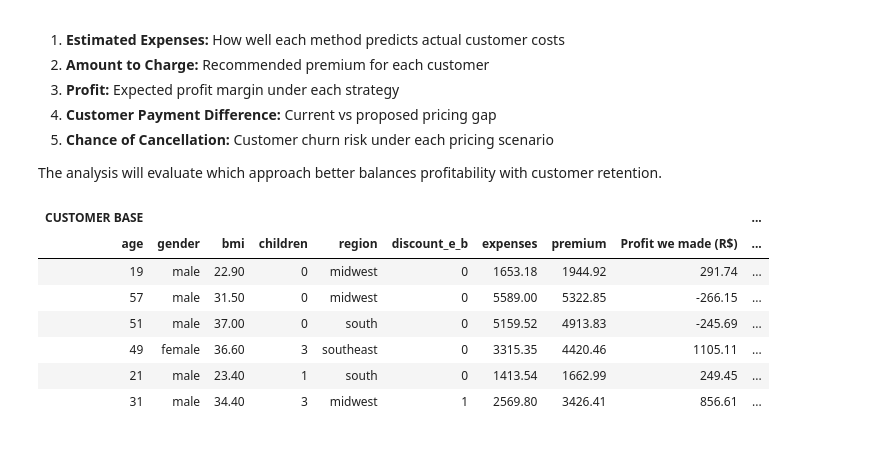
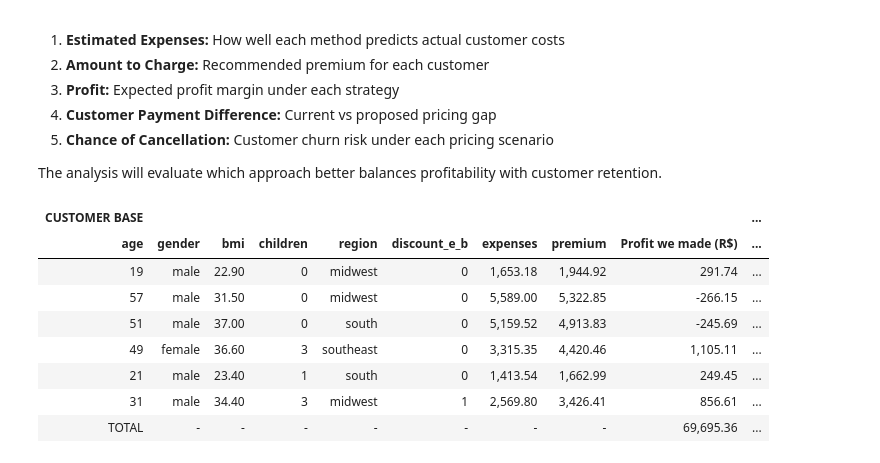
Before and after one commit to renancaetan0/prediction_methods_health_insurance, a Jupyter notebook: notebooks/linear_regression_and_clustering_compairson_health_insurance_case.ipynb, the cells around one changed output. Saved outputs shown, nothing was run; the diff lists cells and outputs as text; code cells hidden in the pictures.

Commit message:
feat: add profit summary row and simplify table headers

```diff
--- a/notebooks/linear_regression_and_clustering_compairson_health_insurance_case.ipynb
+++ b/notebooks/linear_regression_and_clustering_compairson_health_insurance_case.ipynb
@@ -3646,6 +3646,11 @@ linear_regression_cols = ["LM Estimated Expenses (R$)", "LM Error estimated expe
 all_cols = customer_base_cols + clustering_cols + linear_regression_cols
 df_test_master_display = df_test_master_display[all_cols]
 
+# Calculate profit totals for summary row
+profit_we_made_sum = df_test_master_display["Profit we made (R$)"].sum()
+profit_clustering_sum = df_test_master_display["Profit we'd made (R$)"].sum()
+profit_lm_sum = df_test_master_display["LM Profit made (R$)"].sum()
+
 # header colors
 header_color_map = {
     "expenses": "#b74d4d", "premium": "#3f6f93", "Profit we made (R$)": "#8dbf75",
@@ -3658,9 +3663,9 @@ def fmt_value(v):
     if pd.isna(v):
         return "-"
     if isinstance(v, (int, np.integer)):
-        return str(v)
+        return f"{v:,}"
     if isinstance(v, (float, np.floating)):
-        return f"{v:.2f}"
+        return f"{v:,.2f}"
     return str(v)
 
 # build HTML table
@@ -3668,43 +3673,62 @@ html_parts = []
 html_parts.append("<div style='overflow-x:auto;'>")
 html_parts.append("<table style='border-collapse:collapse; width:100%; font-family:Arial, sans-serif; font-size:13px;'>")
 
-# first header row: section groups
+# first header row: section groups (removed (RDD) from labels)
 html_parts.append("<thead>")
 html_parts.append("<tr>")
 html_parts.append(f"<th colspan='{len(customer_base_cols)}' style='background:#000; color:#fff; text-align:center; border:1px solid #1f1f1f; font-weight:700;'>CUSTOMER BASE</th>")
-html_parts.append(f"<th colspan='{len(clustering_cols)}' style='background:#000; color:#fff; text-align:center; border:1px solid #1f1f1f; font-weight:700;'>CLUSTERING (RDD)</th>")
-html_parts.append(f"<th colspan='{len(linear_regression_cols)}' style='background:#000; color:#fff; text-align:center; border:1px solid #1f1f1f; font-weight:700;'>LINEAR REGRESSION (RDD)</th>")
+html_parts.append(f"<th colspan='{len(clustering_cols)}' style='background:#000; color:#fff; text-align:center; border:1px solid #1f1f1f; font-weight:700;'>CLUSTERING</th>")
+html_parts.append(f"<th colspan='{len(linear_regression_cols)}' style='background:#000; color:#fff; text-align:center; border:1px solid #1f1f1f; font-weight:700;'>LINEAR REGRESSION</th>")
 html_parts.append("</tr>")
 
 # second header row: column names
 html_parts.append("<tr>")
 for i, col in enumerate(all_cols):
     bg_color = header_color_map.get(col, "#000000")
     separator_style = "border-right:2px solid #ffffff;" if i == len(customer_base_cols) - 1 or i == len(customer_base_cols) + len(clustering_cols) - 1 else ""
     html_parts.append(f"<th style='background:{bg_color}; color:#ffffff; padding:6px 6px; text-align:center; border:1px solid #1f1f1f; {separator_style}'>{col}</th>")
 html_parts.append("</tr>")
 html_parts.append("</thead>")
 
 # body rows
 html_parts.append("<tbody>")
 for _, row in df_test_master_display.head(6).iterrows():
     html_parts.append("<tr>")
     for i, col in enumerate(all_cols):
         separator_style = "border-right:2px solid #ffffff;" if i == len(customer_base_cols) - 1 or i == len(customer_base_cols) + len(clustering_cols) - 1 else ""
         html_parts.append(f"<td style='background:#111; color:#fff; padding:6px 6px; text-align:center; border:1px solid #1f1f1f; {separator_style}'>{fmt_value(row[col])}</td>")
     html_parts.append("</tr>")
+
+# Summary row with profit totals
+html_parts.append("<tr style='background:#1a1a1a; font-weight:700;'>")
+for i, col in enumerate(all_cols):
+    separator_style = "border-right:2px solid #ffffff;" if i == len(customer_base_cols) - 1 or i == len(customer_base_cols) + len(clustering_cols) - 1 else ""
+
+    if col == "Profit we made (R$)":
+        value_str = fmt_value(profit_we_made_sum)
+    elif col == "Profit we'd made (R$)":
+        value_str = fmt_value(profit_clustering_sum)
+    elif col == "LM Profit made (R$)":
+        value_str = fmt_value(profit_lm_sum)
+    else:
+        value_str = "TOTAL" if i == 0 else "-"
+
+    html_parts.append(f"<td style='background:#1a1a1a; color:#fff; padding:6px 6px; text-align:center; border:1px solid #1f1f1f; {separator_style}'>{value_str}</td>")
+html_parts.append("</tr>")
+
 html_parts.append("</tbody>")
 
 html_parts.append("</table>")
 html_parts.append("</div>")
 
 display(HTML("".join(html_parts)))
 # %% [output]
 | CUSTOMER BASE |  |  |  |  |  |  |  |  | ... |
 | age | gender | bmi | children | region | discount_e_b | expenses | premium | Profit we made (R$) | ... |
-| 19 | male | 22.90 | 0 | midwest | 0 | 1653.18 | 1944.92 | 291.74 | ... |
-| 57 | male | 31.50 | 0 | midwest | 0 | 5589.00 | 5322.85 | -266.15 | ... |
-| 51 | male | 37.00 | 0 | south | 0 | 5159.52 | 4913.83 | -245.69 | ... |
-| 49 | female | 36.60 | 3 | southeast | 0 | 3315.35 | 4420.46 | 1105.11 | ... |
-| 21 | male | 23.40 | 1 | south | 0 | 1413.54 | 1662.99 | 249.45 | ... |
-| 31 | male | 34.40 | 3 | midwest | 1 | 2569.80 | 3426.41 | 856.61 | ... |
+| 19 | male | 22.90 | 0 | midwest | 0 | 1,653.18 | 1,944.92 | 291.74 | ... |
+| 57 | male | 31.50 | 0 | midwest | 0 | 5,589.00 | 5,322.85 | -266.15 | ... |
+| 51 | male | 37.00 | 0 | south | 0 | 5,159.52 | 4,913.83 | -245.69 | ... |
+| 49 | female | 36.60 | 3 | southeast | 0 | 3,315.35 | 4,420.46 | 1,105.11 | ... |
+| 21 | male | 23.40 | 1 | south | 0 | 1,413.54 | 1,662.99 | 249.45 | ... |
+| 31 | male | 34.40 | 3 | midwest | 1 | 2,569.80 | 3,426.41 | 856.61 | ... |
+| TOTAL | - | - | - | - | - | - | - | 69,695.36 | ... |
```
Also changed, not shown: parts of 16 cells of this notebook.
